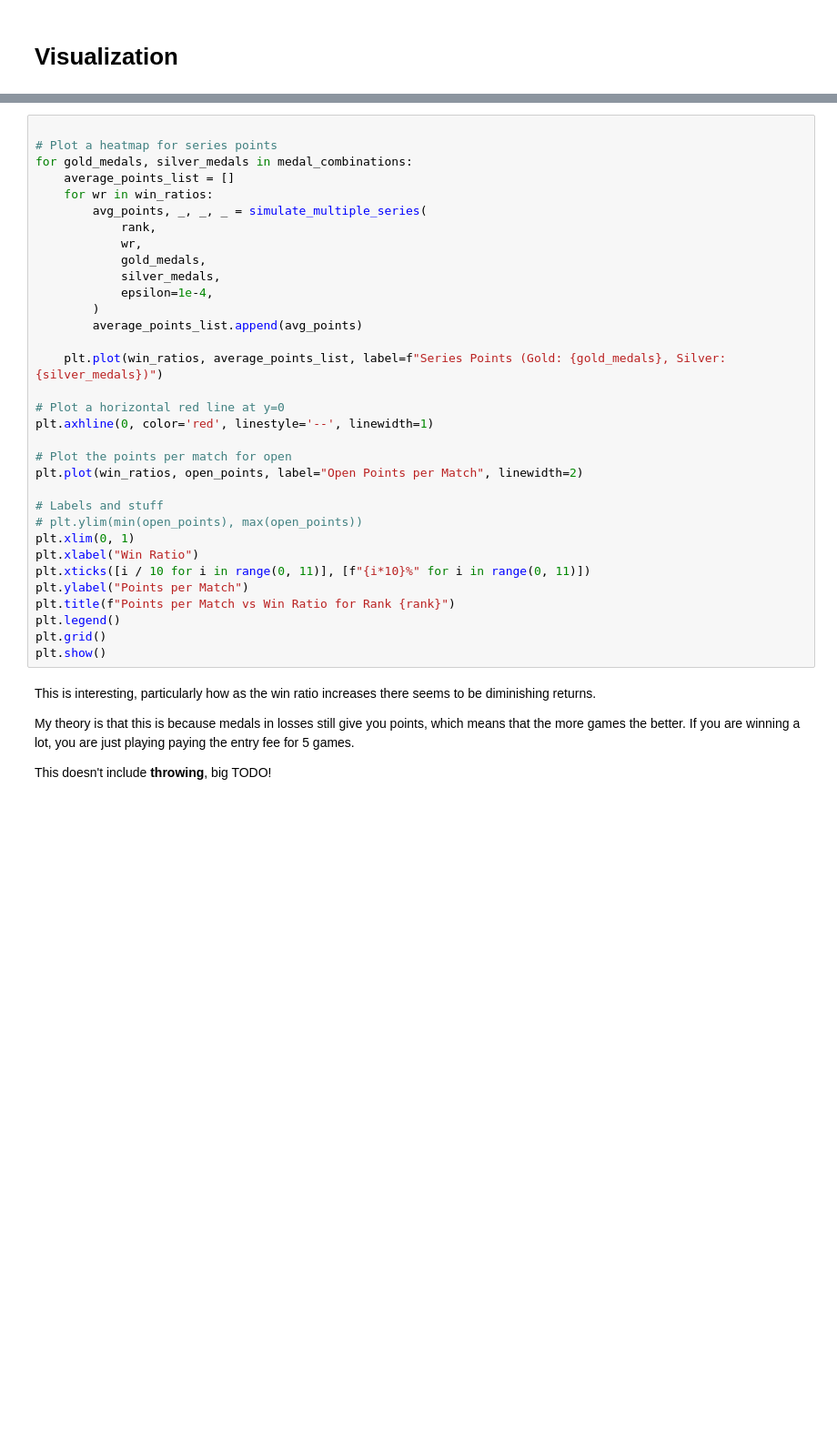
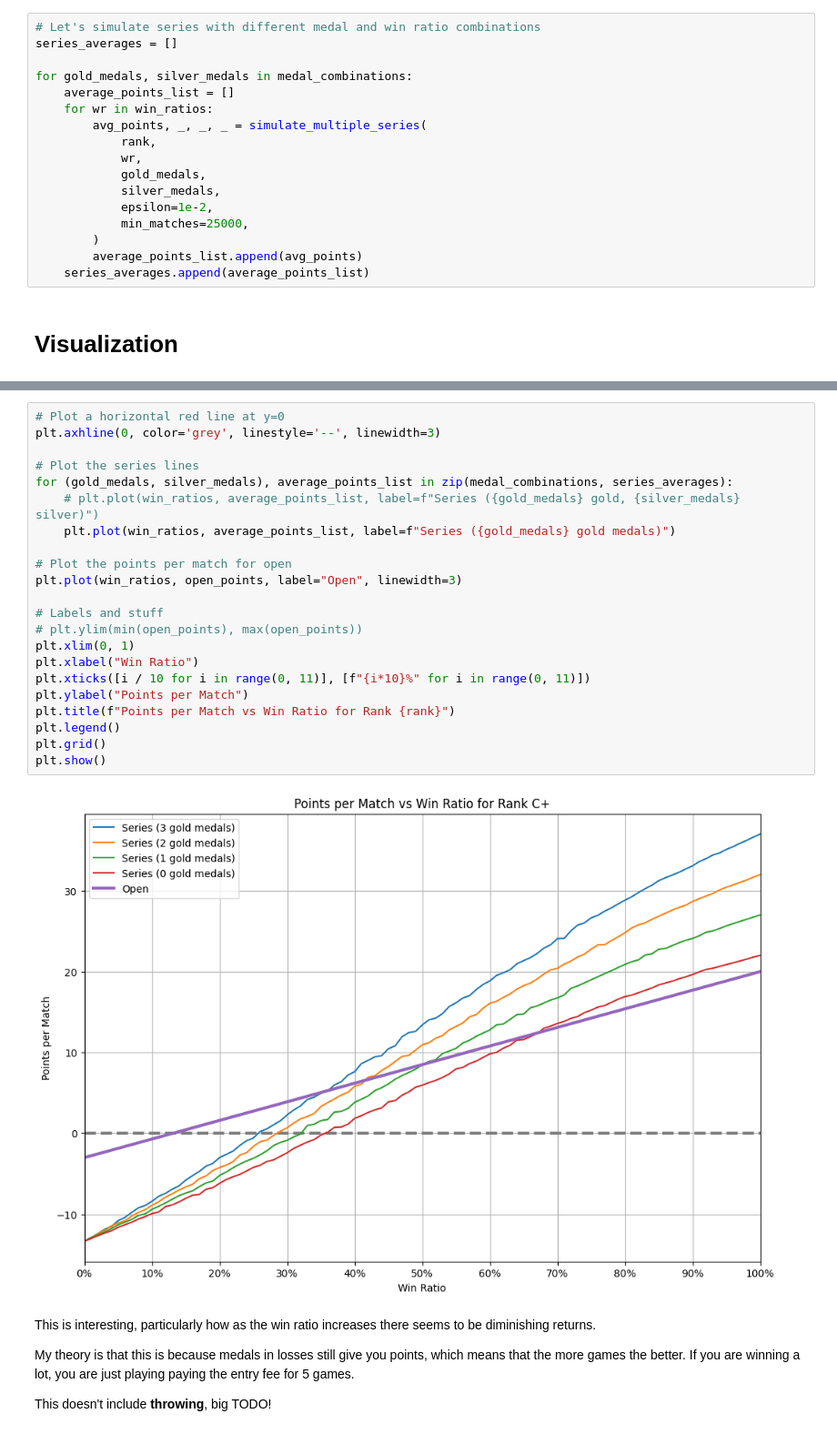
Before and after one commit to dangerous-beans/dangerous-beans.github.io, a Jupyter notebook: src/notebooks/rank.ipynb, the cells around one changed output, grey strips where cells are left out. Shown at 91% size. Saved outputs shown, nothing was run; the diff lists cells and outputs as text; blank space fills up the shorter version.

Commit message:
Even more progress on rank notebook

```diff
--- a/src/notebooks/rank.ipynb
+++ b/src/notebooks/rank.ipynb
@@ -143,3 +141,20 @@ medal_combinations = [(3, 0), (2, 0), (1, 0), (0, 0)]
 open_points = [POINTS_PER_OPEN_WIN[rank] * wr + POINTS_PER_OPEN_LOSS[rank] * (1 - wr) for wr in win_ratios]
+# %%
+# Let's simulate series with different medal and win ratio combinations
+series_averages = []
+
+for gold_medals, silver_medals in medal_combinations:
+    average_points_list = []
+    for wr in win_ratios:
+        avg_points, _, _, _ = simulate_multiple_series(
+            rank,
+            wr,
+            gold_medals,
+            silver_medals,
+            epsilon=1e-2,
+            min_matches=25000,
+        )
+        average_points_list.append(avg_points)
+    series_averages.append(average_points_list)
 # %% [markdown]
 # Visualization
@@ -151,36 +161,27 @@ plt.rcParams["figure.figsize"] = (12, 8)
 # %%
+# Plot a horizontal red line at y=0
+plt.axhline(0, color='grey', linestyle='--', linewidth=3)
 
-# Plot a heatmap for series points
-for gold_medals, silver_medals in medal_combinations:
-    average_points_list = []
-    for wr in win_ratios:
-        avg_points, _, _, _ = simulate_multiple_series(
-            rank,
-            wr,
-            gold_medals,
-            silver_medals,
-            epsilon=1e-4,
-        )
-        average_points_list.append(avg_points)
-
-    plt.plot(win_ratios, average_points_list, label=f"Series Points (Gold: {gold_medals}, Silver: {silver_medals})")
-
-# Plot a horizontal red line at y=0
-plt.axhline(0, color='red', linestyle='--', linewidth=1)
+# Plot the series lines
+for (gold_medals, silver_medals), average_points_list in zip(medal_combinations, series_averages):
+    # plt.plot(win_ratios, average_points_list, label=f"Series ({gold_medals} gold, {silver_medals} silver)")
+    plt.plot(win_ratios, average_points_list, label=f"Series ({gold_medals} gold medals)")
 
 # Plot the points per match for open
-plt.plot(win_ratios, open_points, label="Open Points per Match", linewidth=2)
+plt.plot(win_ratios, open_points, label="Open", linewidth=3)
 
 # Labels and stuff
 # plt.ylim(min(open_points), max(open_points))
 plt.xlim(0, 1)
 plt.xlabel("Win Ratio")
 plt.xticks([i / 10 for i in range(0, 11)], [f"{i*10}%" for i in range(0, 11)])
 plt.ylabel("Points per Match")
 plt.title(f"Points per Match vs Win Ratio for Rank {rank}")
 plt.legend()
 plt.grid()
 plt.show()
+# %% [output]
+[figure, added]
 # %% [markdown]
 This is interesting, particularly how as the win ratio increases there seems to be diminishing returns.
 
```
Also changed, not shown: parts of 9 cells of this notebook, 2 other files.
